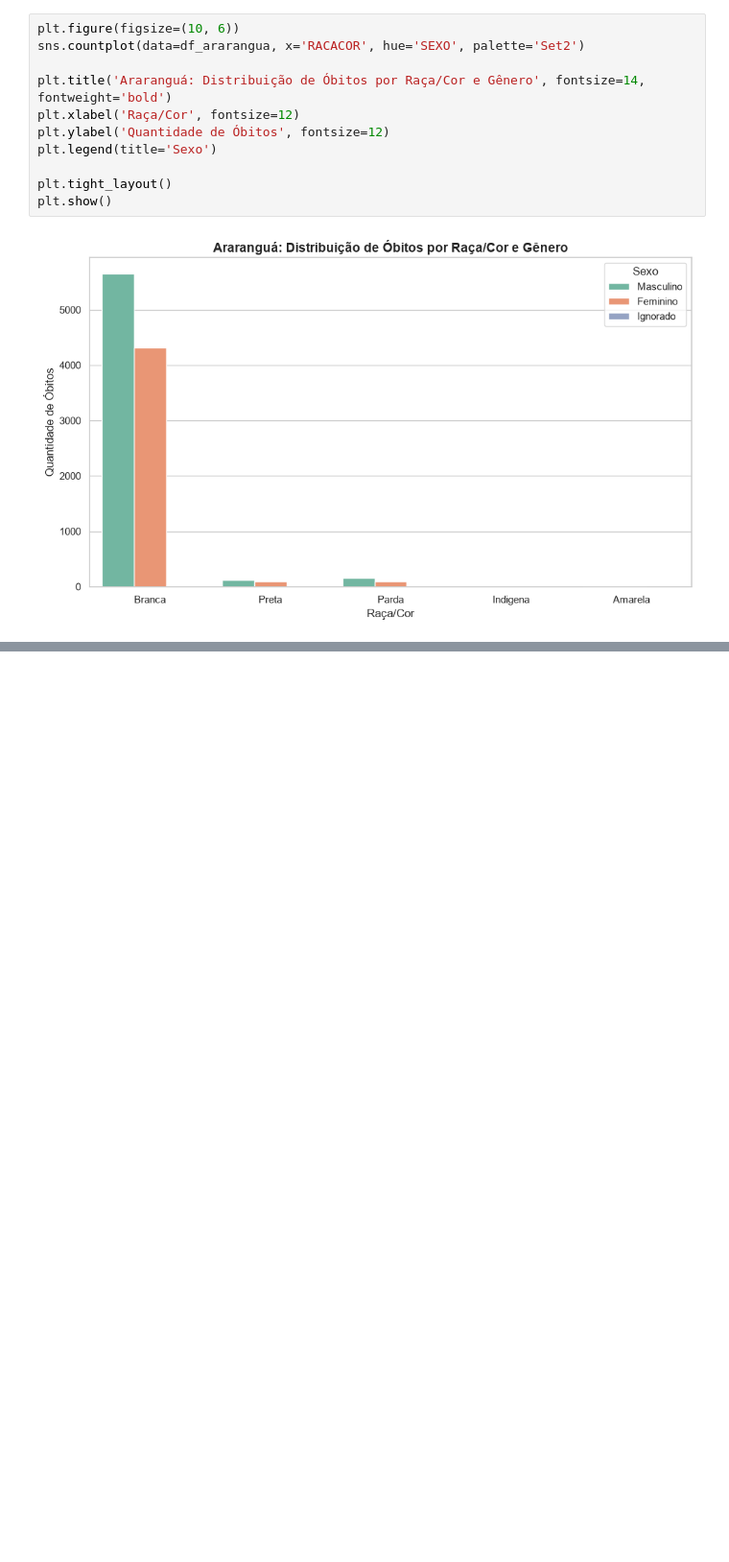
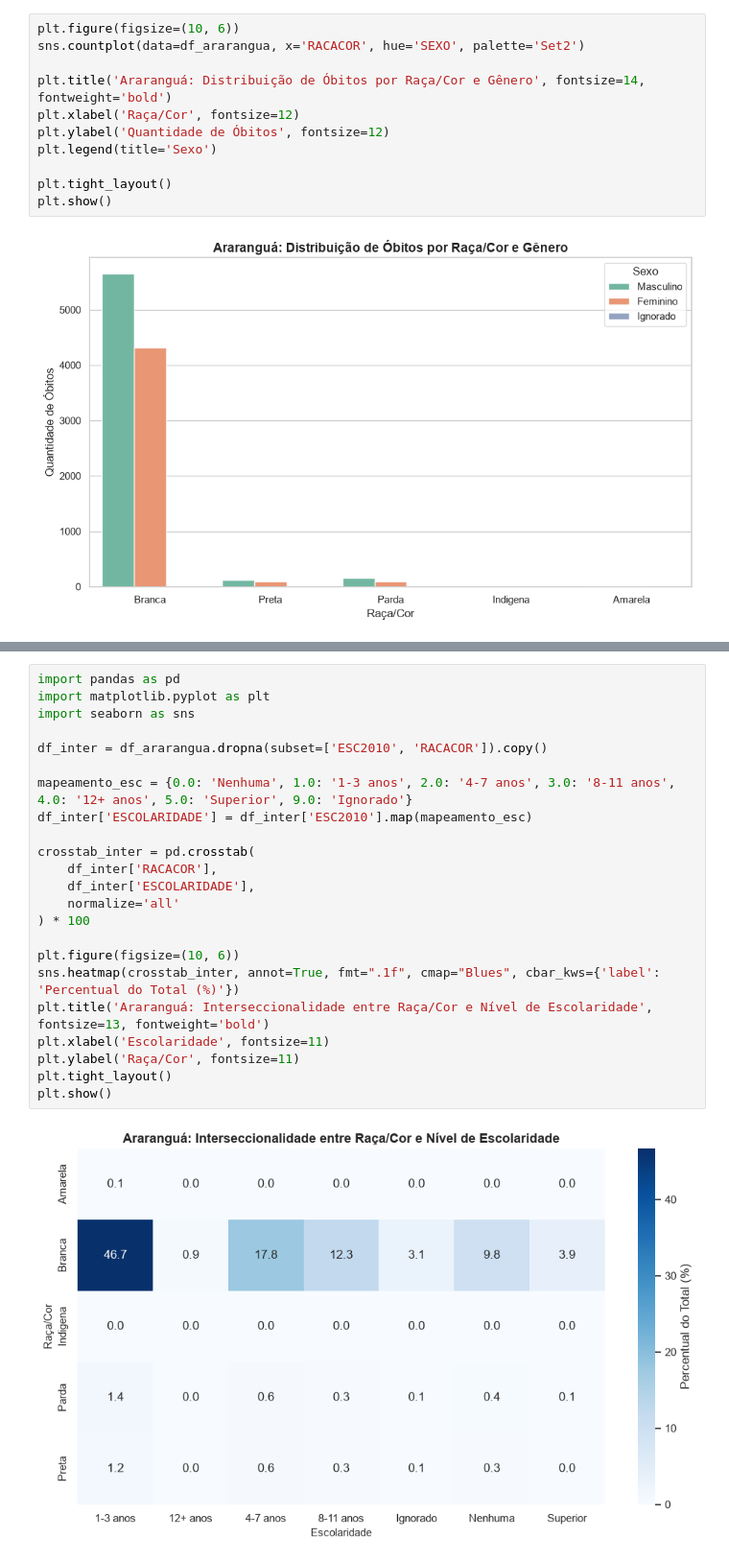
Before and after one commit to ManuelEtiene/PyAnalytics_revision, a Jupyter notebook: notebooks/Sprint_1_mortalidade_evitavel_desigualdades.ipynb, the cells around one changed output, grey strips where cells are left out. Shown at 96% size. Saved outputs shown, nothing was run; the diff lists cells and outputs as text; blank space fills up the shorter version.

```diff
--- a/notebooks/Sprint_1_mortalidade_evitavel_desigualdades.ipynb
+++ b/notebooks/Sprint_1_mortalidade_evitavel_desigualdades.ipynb
@@ -52,0 +167,25 @@ plt.show()
+# %%
+import pandas as pd
+import matplotlib.pyplot as plt
+import seaborn as sns
+
+df_inter = df_ararangua.dropna(subset=['ESC2010', 'RACACOR']).copy()
+
+mapeamento_esc = {0.0: 'Nenhuma', 1.0: '1-3 anos', 2.0: '4-7 anos', 3.0: '8-11 anos', 4.0: '12+ anos', 5.0: 'Superior', 9.0: 'Ignorado'}
+df_inter['ESCOLARIDADE'] = df_inter['ESC2010'].map(mapeamento_esc)
+
+crosstab_inter = pd.crosstab(
+    df_inter['RACACOR'],
+    df_inter['ESCOLARIDADE'],
+    normalize='all'
+) * 100
+
+plt.figure(figsize=(10, 6))
+sns.heatmap(crosstab_inter, annot=True, fmt=".1f", cmap="Blues", cbar_kws={'label': 'Percentual do Total (%)'})
+plt.title('Araranguá: Interseccionalidade entre Raça/Cor e Nível de Escolaridade', fontsize=13, fontweight='bold')
+plt.xlabel('Escolaridade', fontsize=11)
+plt.ylabel('Raça/Cor', fontsize=11)
+plt.tight_layout()
+plt.show()
+# %% [output]
+[figure, added]
```
Also changed, not shown: parts of 21 cells of this notebook, 3 other files.
